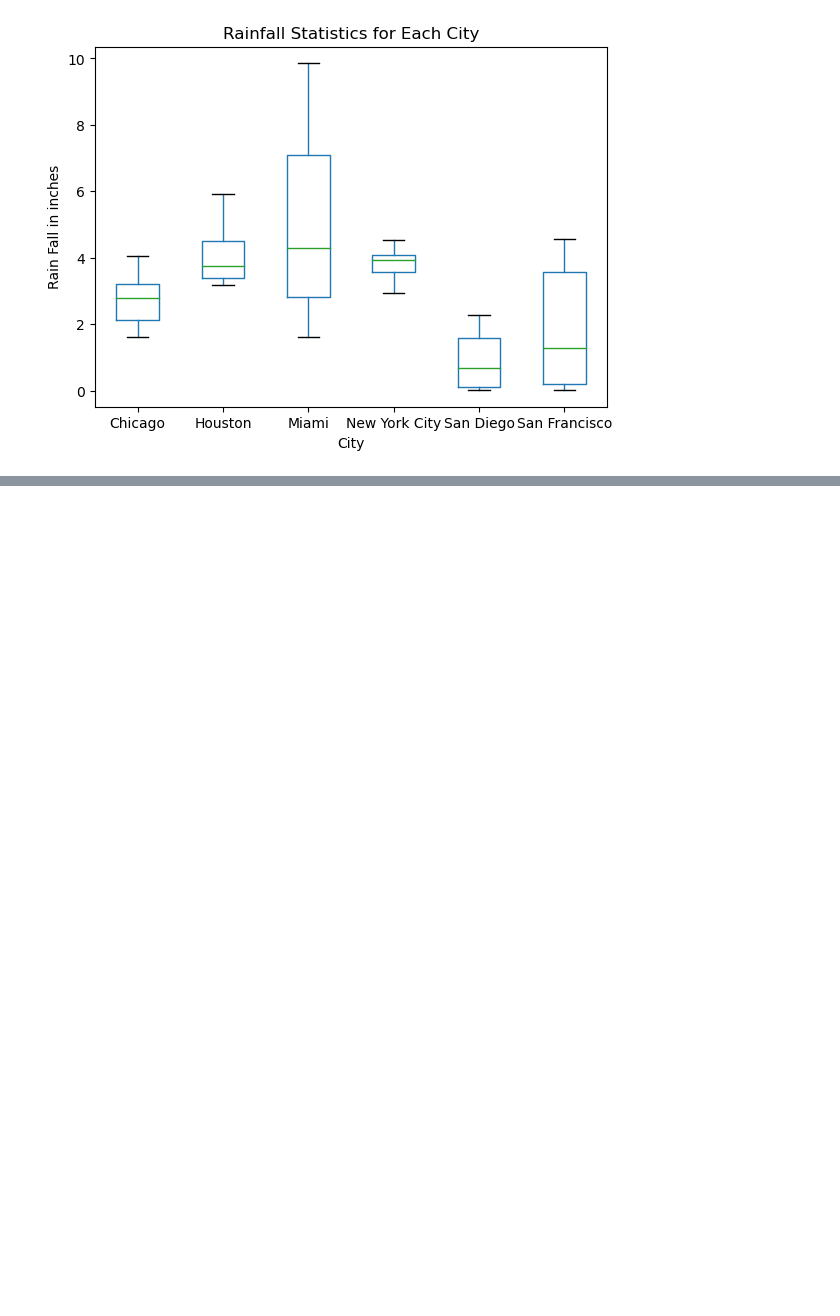
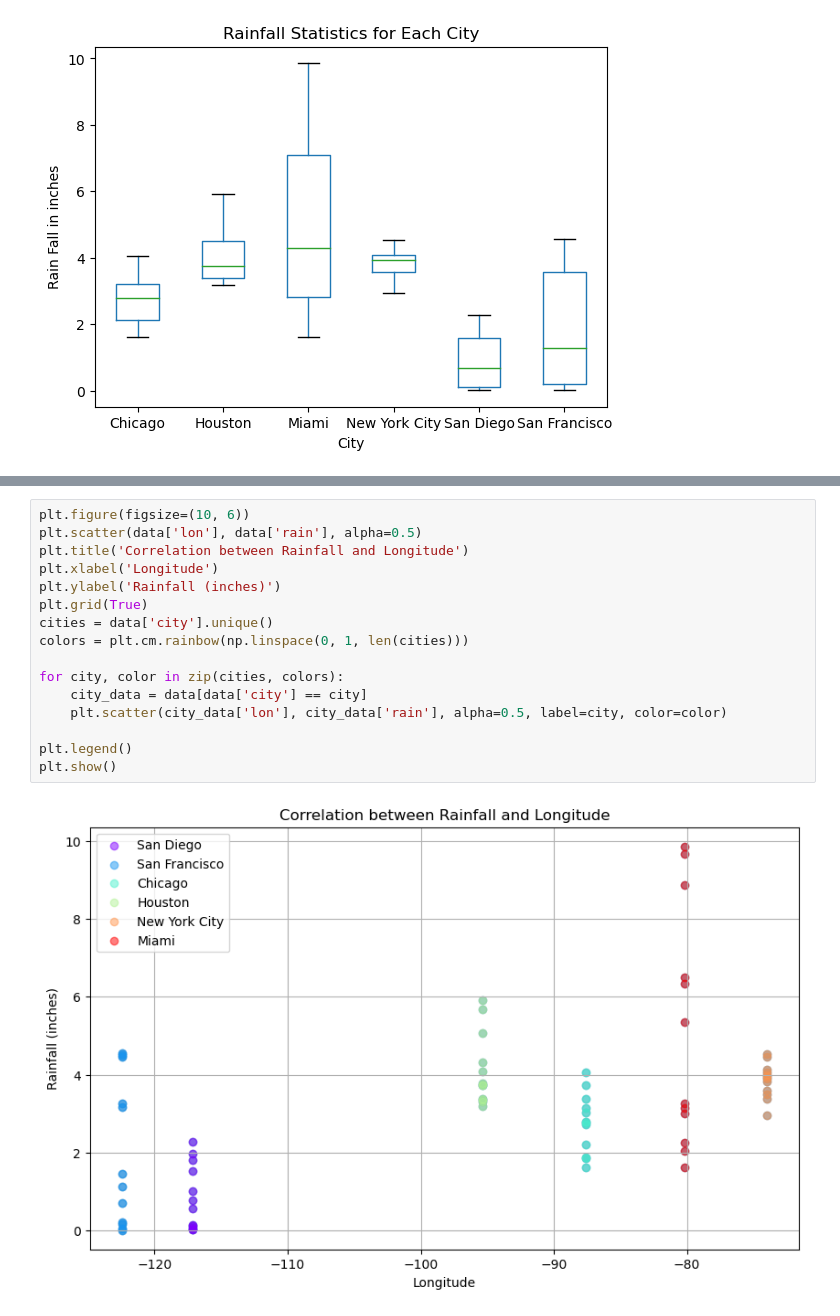
Before and after one commit to g7xu/Data_vis_LSUS, a Jupyter notebook: EDA_onData.ipynb, the cells around one changed output, grey strips where cells are left out. Drawn from its saved outputs; the diff is of its cells as text; blank space fills up the shorter version.

```diff
--- a/EDA_onData.ipynb
+++ b/EDA_onData.ipynb
@@ -53,0 +75,18 @@ plt.show()
+# %%
+plt.figure(figsize=(10, 6))
+plt.scatter(data['lon'], data['rain'], alpha=0.5)
+plt.title('Correlation between Rainfall and Longitude')
+plt.xlabel('Longitude')
+plt.ylabel('Rainfall (inches)')
+plt.grid(True)
+cities = data['city'].unique()
+colors = plt.cm.rainbow(np.linspace(0, 1, len(cities)))
+
+for city, color in zip(cities, colors):
+    city_data = data[data['city'] == city]
+    plt.scatter(city_data['lon'], city_data['rain'], alpha=0.5, label=city, color=color)
+
+plt.legend()
+plt.show()
+# %% [output]
+[figure, added]
```
Also changed, not shown: parts of 11 cells of this notebook, 1 other file.
